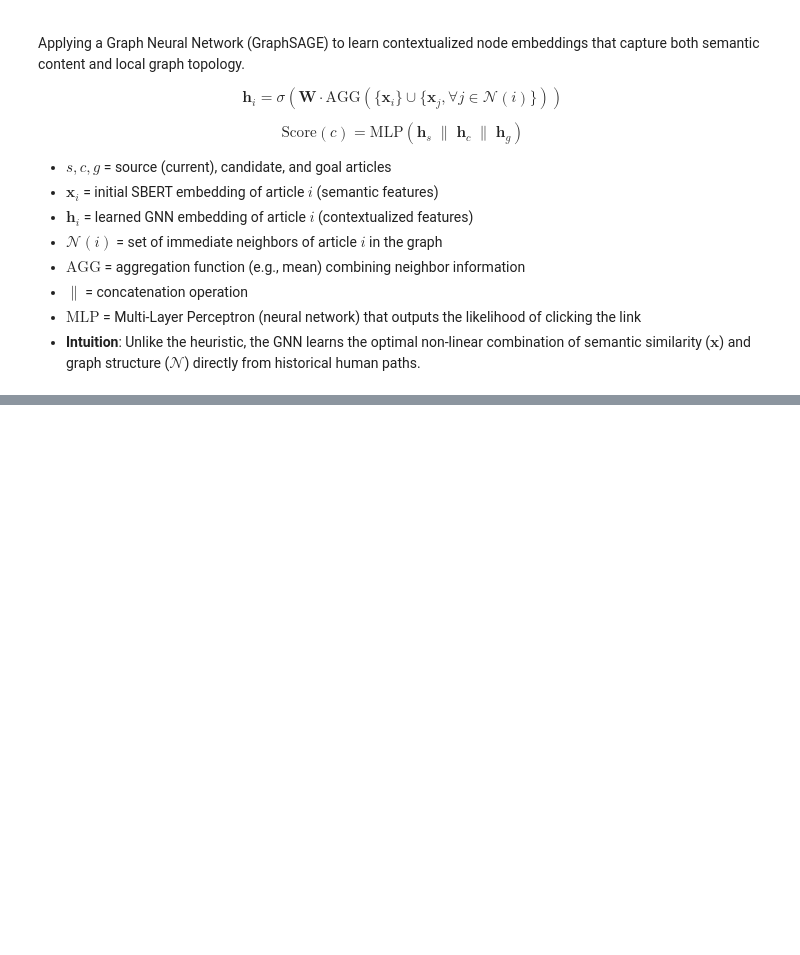
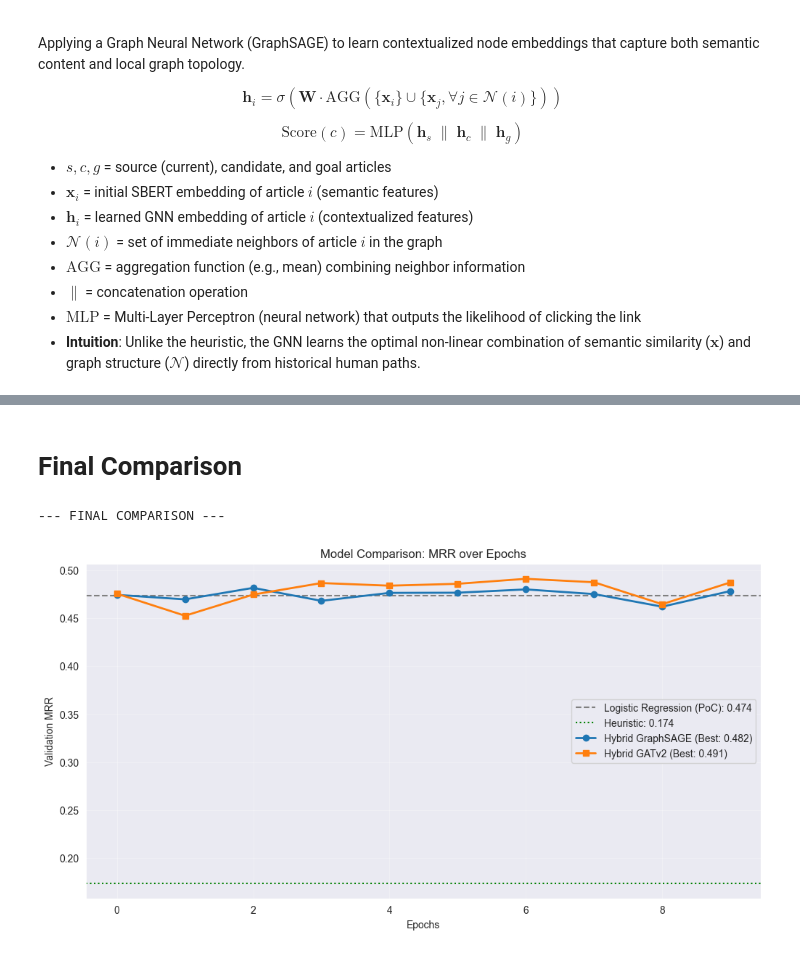
Before and after one commit to au-nlp/project-milestone-p2-group2, a Jupyter notebook: main.ipynb, the cells around one changed output, grey strips where cells are left out. Drawn from its saved outputs; the diff is of its cells as text; code cells hidden in the pictures; blank space fills up the shorter version.

Commit message:
implemented hybrid approach with distances

```diff
--- a/main.ipynb
+++ b/main.ipynb
@@ -857,0 +773,24 @@ Running detailed error analysis...
+# %% [markdown]
+# Final Comparison
+# %%
+print("\n--- FINAL COMPARISON ---")
+plt.figure(figsize=(12, 6))
+
+lr_mrr = 0.4736
+heuristic_mrr = 0.1739
+
+plt.axhline(y=lr_mrr, color='gray', linestyle='--', label=f'Logistic Regression (PoC): {lr_mrr:.3f}')
+plt.axhline(y=heuristic_mrr, color='green', linestyle=':', label=f'Heuristic: {heuristic_mrr:.3f}')
+
+plt.plot(hist_sage['mrr'], label=f'Hybrid GraphSAGE (Best: {max(hist_sage["mrr"]):.3f})', marker='o', linewidth=2)
+plt.plot(hist_gat['mrr'], label=f'Hybrid GATv2 (Best: {max(hist_gat["mrr"]):.3f})', marker='s', linewidth=2)
+
+plt.title('Model Comparison: MRR over Epochs')
+plt.xlabel('Epochs')
+plt.ylabel('Validation MRR')
+plt.legend()
+plt.grid(True, alpha=0.3)
+plt.show()
+# %% [output]
+--- FINAL COMPARISON ---
+[figure, added]
```
Also changed, not shown: parts of 18 cells of this notebook, 5 other files.
